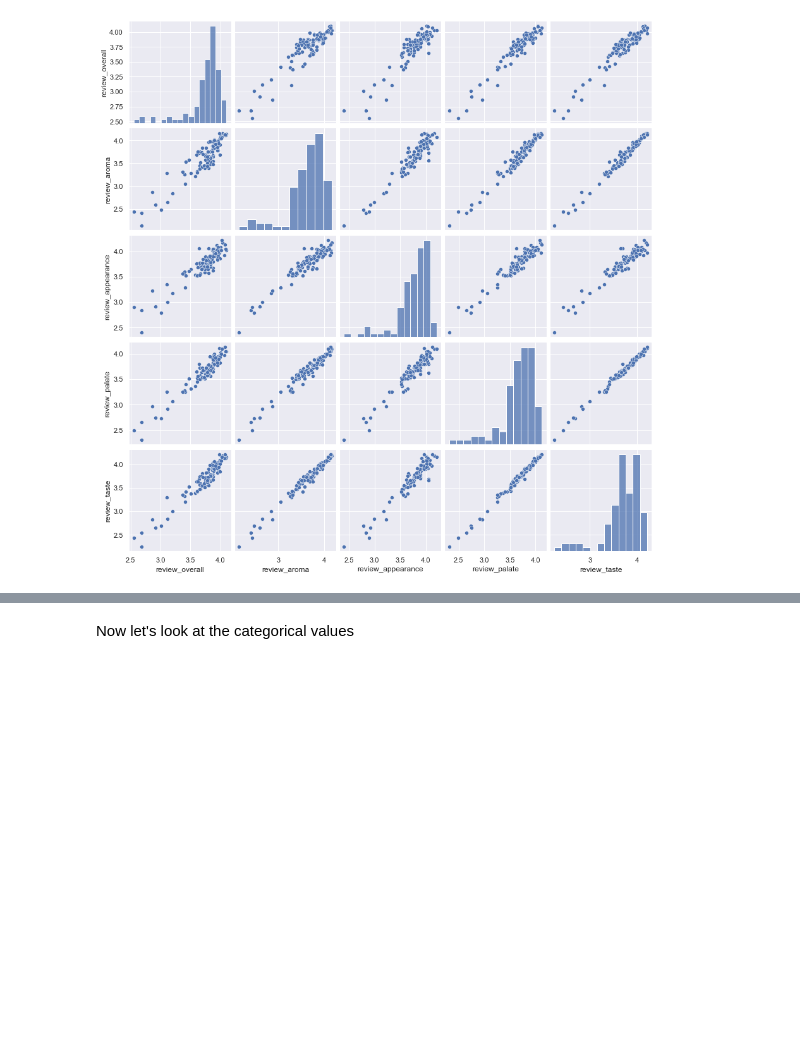
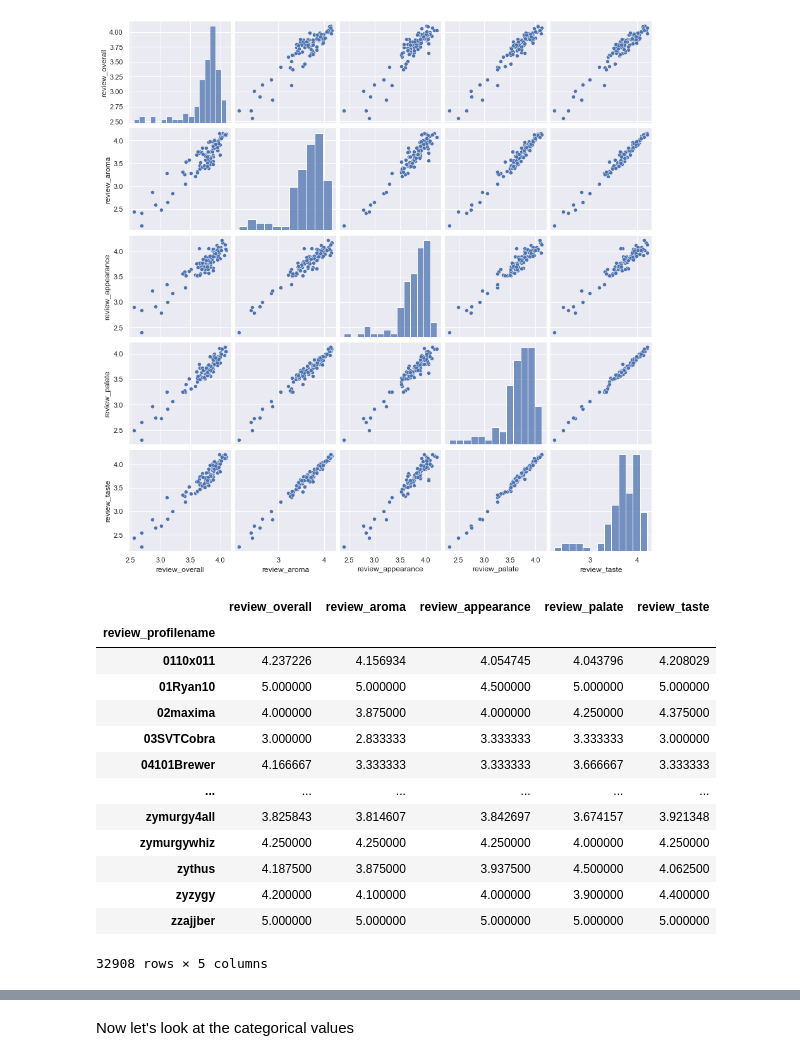
Before and after one commit to mactzu/PredictivePandas, a Jupyter notebook: DataExtract.ipynb, the cells around one changed output, grey strips where cells are left out. Cells and saved outputs as stored; diff of their text form; code cells hidden in the pictures; blank space fills up the shorter version.

```diff
--- a/DataExtract.ipynb
+++ b/DataExtract.ipynb
@@ -268,3 +268,25 @@ plt.show();
 # %% [output]
 <Figure size 720x576 with 0 Axes>
 [figure]
+# %%
+# resize dataframe to analyse ratings
+columns = ["review_profilename","review_overall","review_aroma","review_appearance","review_palate","review_taste"]
+reviewer_counts = beer_df.loc[:,columns]
+
+reviewer_counts = reviewer_counts.groupby(["review_profilename"]).mean()
+reviewer_counts
+# %% [output]
+|  | review_overall | review_aroma | review_appearance | review_palate | review_taste |
+| review_profilename |  |  |  |  |  |
+| 0110x011 | 4.237226 | 4.156934 | 4.054745 | 4.043796 | 4.208029 |
+| 01Ryan10 | 5.000000 | 5.000000 | 4.500000 | 5.000000 | 5.000000 |
+| 02maxima | 4.000000 | 3.875000 | 4.000000 | 4.250000 | 4.375000 |
+| 03SVTCobra | 3.000000 | 2.833333 | 3.333333 | 3.333333 | 3.000000 |
+| 04101Brewer | 4.166667 | 3.333333 | 3.333333 | 3.666667 | 3.333333 |
+| ... | ... | ... | ... | ... | ... |
+| zymurgy4all | 3.825843 | 3.814607 | 3.842697 | 3.674157 | 3.921348 |
+| zymurgywhiz | 4.250000 | 4.250000 | 4.250000 | 4.000000 | 4.250000 |
+| zythus | 4.187500 | 3.875000 | 3.937500 | 4.500000 | 4.062500 |
+| zyzygy | 4.200000 | 4.100000 | 4.000000 | 3.900000 | 4.400000 |
+| zzajjber | 5.000000 | 5.000000 | 5.000000 | 5.000000 | 5.000000 |
+32908 rows × 5 columns
```
Also changed, not shown: parts of 2 cells of this notebook.
